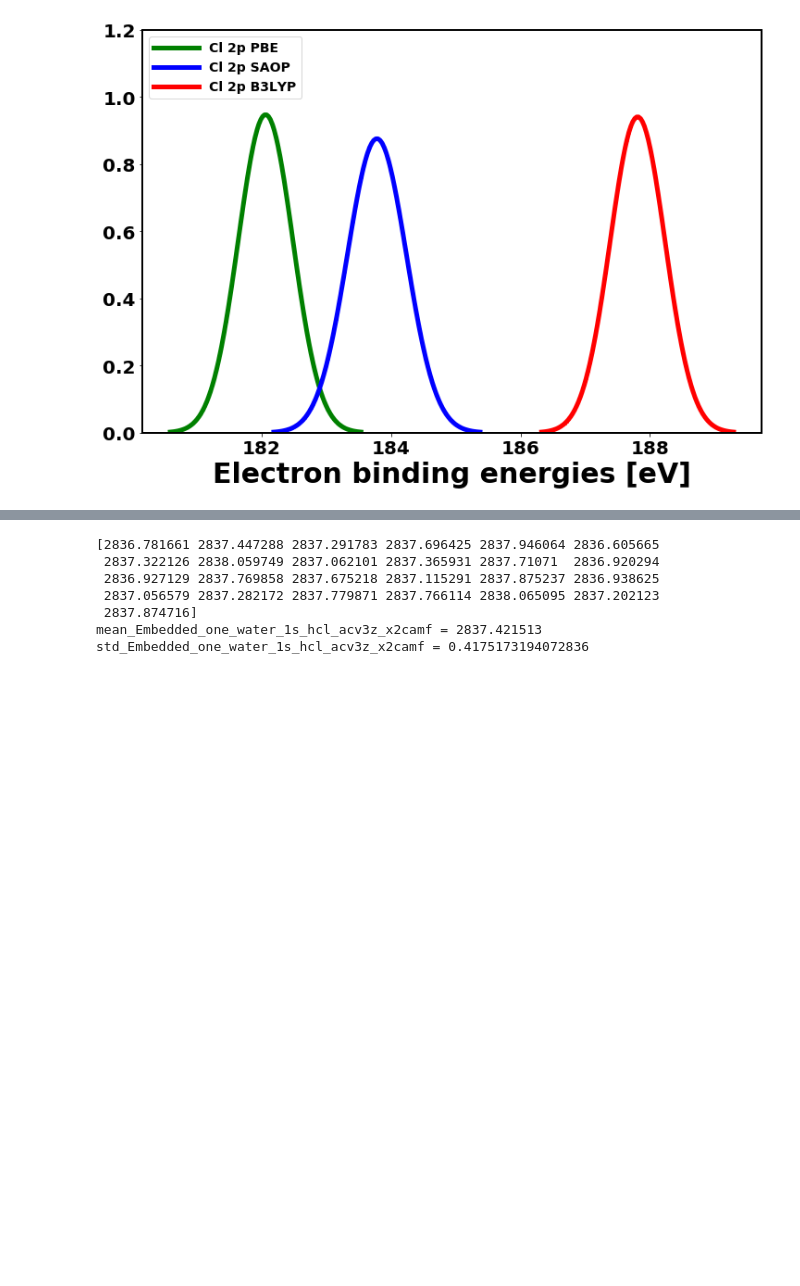
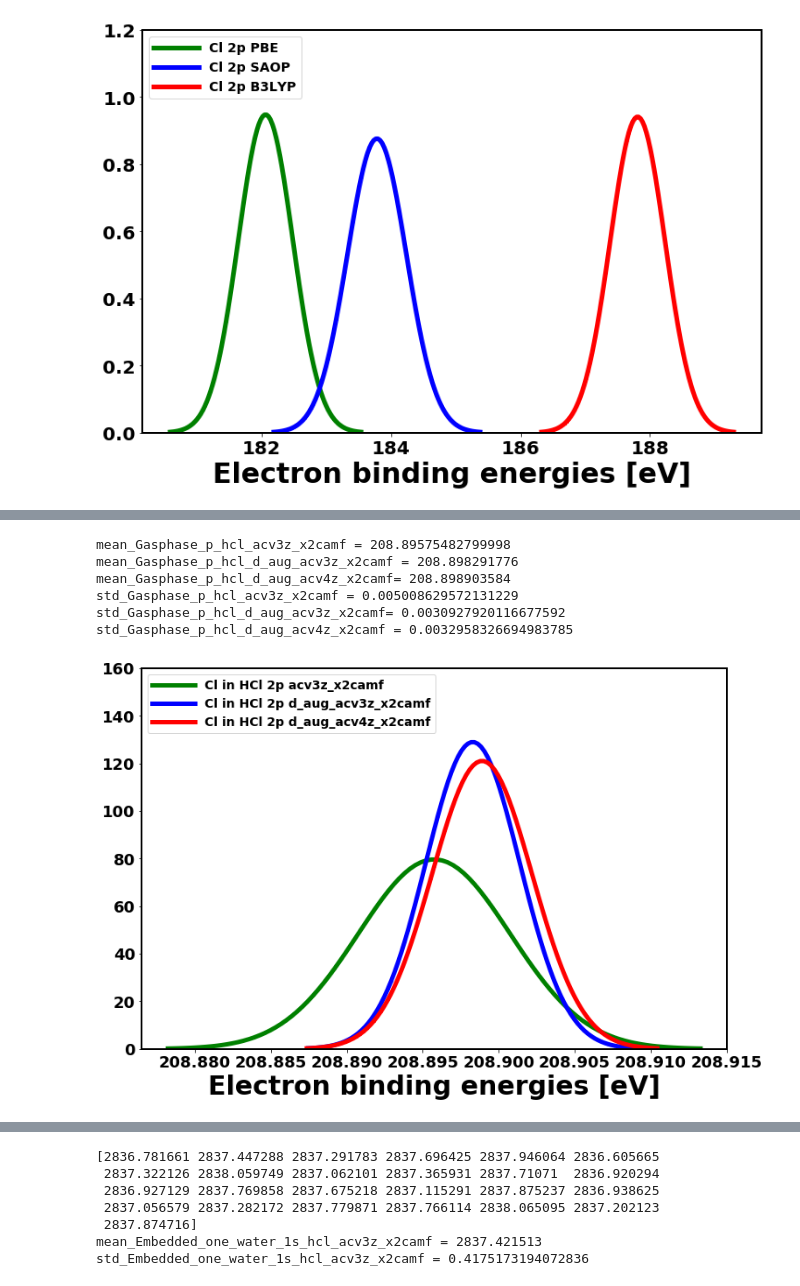
Before and after one commit to richopoku/HCl_project_graphs_binder, a Jupyter notebook: Graphs_core_properties.ipynb, the cells around one changed output, grey strips where cells are left out. Drawn from its saved outputs; the diff is of its cells as text; code cells hidden in the pictures; blank space fills up the shorter version.

Commit message:
added basis sets graphs

```diff
--- a/Graphs_core_properties.ipynb
+++ b/Graphs_core_properties.ipynb
@@ -155,3 +155,6 @@ std_6water_pbe = 0.4209627179235856
 std_6water_b3lyp = 0.42383783968514216
 std_6waters_saop = 0.455294595113053
 [figure]
+# %%
+df = pd.read_excel('gas_phase_hcl_ccsd.xlsx', skiprows=3)
+df.head()
@@ -158,3 +168,64 @@ std_6waters_saop = 0.455294595113053
+# %%
+#Gas phase HCl: 1s with ccsd using different basis basis sets 2p
+
+Gasphase_p_hcl_acv3z_x2camf = df.Gasphase_p_hcl_acv3z_x2camf
+Gasphase_p_hcl_d_aug_acv3z_x2camf = df.Gasphase_p_hcl_d_aug_acv3z_x2camf
+Gasphase_p_hcl_d_aug_acv4z_x2camf = df.Gasphase_p_hcl_d_aug_acv4z_x2camf
+
+
+
+Gasphase_p_hcl_acv3z_x2camf = np.array(Gasphase_p_hcl_acv3z_x2camf)
+Gasphase_p_hcl_d_aug_acv3z_x2camf  = np.array(Gasphase_p_hcl_d_aug_acv3z_x2camf)
+Gasphase_p_hcl_d_aug_acv4z_x2camf = np.array(Gasphase_p_hcl_d_aug_acv4z_x2camf)
+
+
+mean_Gasphase_p_hcl_acv3z_x2camf = np.mean(Gasphase_p_hcl_acv3z_x2camf)
+print("mean_Gasphase_p_hcl_acv3z_x2camf =", mean_Gasphase_p_hcl_acv3z_x2camf)
+mean_Gasphase_p_hcl_d_aug_acv3z_x2camf = np.mean(Gasphase_p_hcl_d_aug_acv3z_x2camf)
+print("mean_Gasphase_p_hcl_d_aug_acv3z_x2camf =", mean_Gasphase_p_hcl_d_aug_acv3z_x2camf)
+mean_Gasphase_p_hcl_d_aug_acv4z_x2camf  = np.mean(Gasphase_p_hcl_d_aug_acv4z_x2camf)
+print("mean_Gasphase_p_hcl_d_aug_acv4z_x2camf=", mean_Gasphase_p_hcl_d_aug_acv4z_x2camf)
+
+
+std_Gasphase_p_hcl_acv3z_x2camf  = np.std(Gasphase_p_hcl_acv3z_x2camf)
+print("std_Gasphase_p_hcl_acv3z_x2camf =", std_Gasphase_p_hcl_acv3z_x2camf)
+std_Gasphase_p_hcl_d_aug_acv3z_x2camf = np.std(Gasphase_p_hcl_d_aug_acv3z_x2camf)
+print("std_Gasphase_p_hcl_d_aug_acv3z_x2camf=", std_Gasphase_p_hcl_d_aug_acv3z_x2camf)
+std_Gasphase_p_hcl_d_aug_acv4z_x2camf = np.std(Gasphase_p_hcl_d_aug_acv4z_x2camf)
+print("std_Gasphase_p_hcl_d_aug_acv4z_x2camf =", std_Gasphase_p_hcl_d_aug_acv4z_x2camf)
+
+
+Gasphase_p_hcl_acv3z_x2camf_BE = np.linspace(mean_Gasphase_p_hcl_acv3z_x2camf - 3.5*std_Gasphase_p_hcl_acv3z_x2camf, mean_Gasphase_p_hcl_acv3z_x2camf + 3.5*std_Gasphase_p_hcl_acv3z_x2camf, 100)
+Gasphase_p_hcl_d_aug_acv3z_x2camf_BE = np.linspace(mean_Gasphase_p_hcl_d_aug_acv3z_x2camf - 3.5*std_Gasphase_p_hcl_d_aug_acv3z_x2camf, mean_Gasphase_p_hcl_d_aug_acv3z_x2camf + 3.5*std_Gasphase_p_hcl_d_aug_acv3z_x2camf, 100)
+Gasphase_p_hcl_d_aug_acv4z_x2camf_BE =  np.linspace(mean_Gasphase_p_hcl_d_aug_acv4z_x2camf - 3.5*std_Gasphase_p_hcl_d_aug_acv4z_x2camf, mean_Gasphase_p_hcl_d_aug_acv4z_x2camf + 3.5*std_Gasphase_p_hcl_d_aug_acv4z_x2camf, 100)
+
+plt.figure(figsize=(12,8))
+
+plt.ticklabel_format(useOffset=False)
+
+plt.plot(Gasphase_p_hcl_acv3z_x2camf_BE, scipy.stats.norm.pdf(Gasphase_p_hcl_acv3z_x2camf_BE, mean_Gasphase_p_hcl_acv3z_x2camf, std_Gasphase_p_hcl_acv3z_x2camf), color="green", marker='>', markersize=2, linestyle='solid',label='Cl in HCl 2p acv3z_x2camf', linewidth=5)
+plt.plot(Gasphase_p_hcl_d_aug_acv3z_x2camf_BE, scipy.stats.norm.pdf(Gasphase_p_hcl_d_aug_acv3z_x2camf_BE, mean_Gasphase_p_hcl_d_aug_acv3z_x2camf, std_Gasphase_p_hcl_d_aug_acv3z_x2camf), color="blue", marker='d', markersize=2, linestyle='solid',label='Cl in HCl 2p d_aug_acv3z_x2camf', linewidth=5)
+plt.plot(Gasphase_p_hcl_d_aug_acv4z_x2camf_BE, scipy.stats.norm.pdf(Gasphase_p_hcl_d_aug_acv4z_x2camf_BE, mean_Gasphase_p_hcl_d_aug_acv4z_x2camf, std_Gasphase_p_hcl_d_aug_acv4z_x2camf),  color="red", marker='x', markersize=2, linestyle='solid',label='Cl in HCl 2p d_aug_acv4z_x2camf', linewidth=5)
+
+plt.ylim([0.0, 160])
+plt.xticks(fontsize=18, fontweight='bold')
+plt.yticks(fontsize=18, fontweight='bold')
+plt.legend(loc=2, prop={'size': 14}, handlelength=3.5)
+plt.xlabel('Electron binding energies [eV]', fontsize=30, fontweight='bold')
+#plt.ylabel('Normalized distribution', fontsize=20, fontweight='bold')
+
+#plt.savefig('Gas_phase_hcl_compare_basissets_ccsd-2p.png', bbox_inches='tight', dpi=400)
+
+plt.show()
+plt.close()
+# %% [output]
+mean_Gasphase_p_hcl_acv3z_x2camf = 208.89575482799998
+mean_Gasphase_p_hcl_d_aug_acv3z_x2camf = 208.898291776
+mean_Gasphase_p_hcl_d_aug_acv4z_x2camf= 208.898903584
+std_Gasphase_p_hcl_acv3z_x2camf = 0.005008629572131229
+std_Gasphase_p_hcl_d_aug_acv3z_x2camf= 0.0030927920116677592
+std_Gasphase_p_hcl_d_aug_acv4z_x2camf = 0.0032958326694983785
+[figure, added]
 # %%
 df = pd.read_excel('embedded_hcl_on_ice_single_water_to_hcl_ccsd.xlsx', skiprows=3)
 df.head()
```
Also changed, not shown: parts of 1 cell of this notebook, 2 other files.
